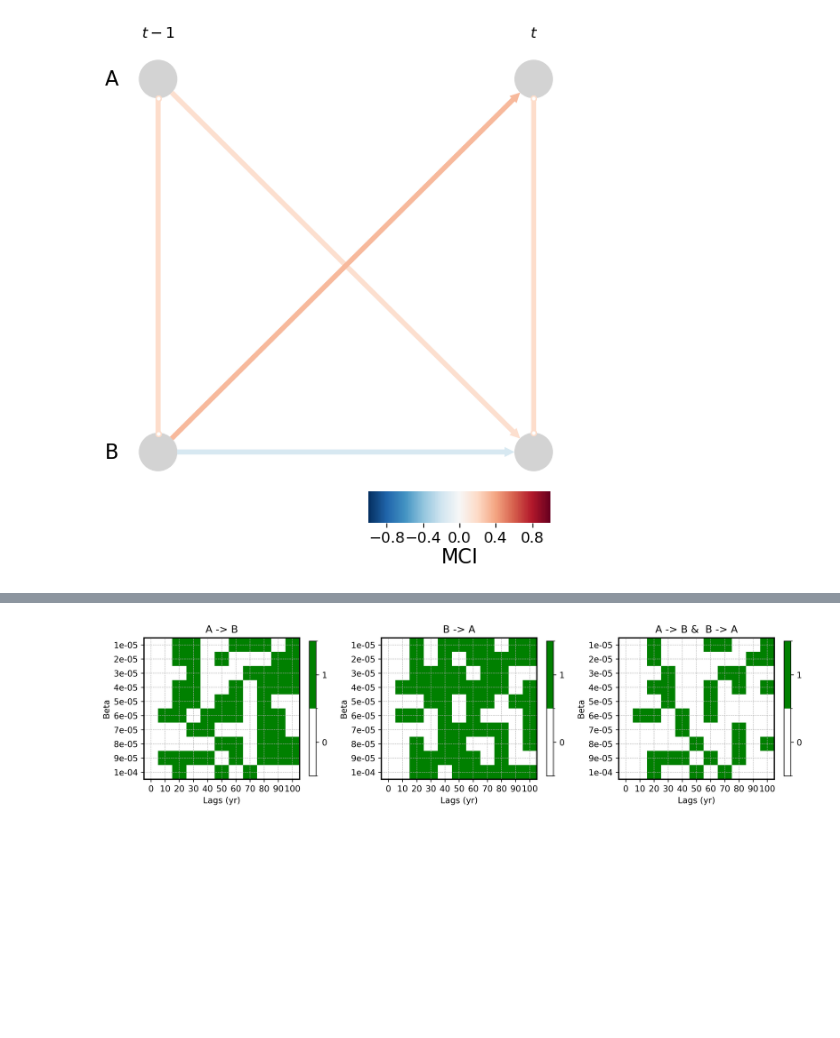
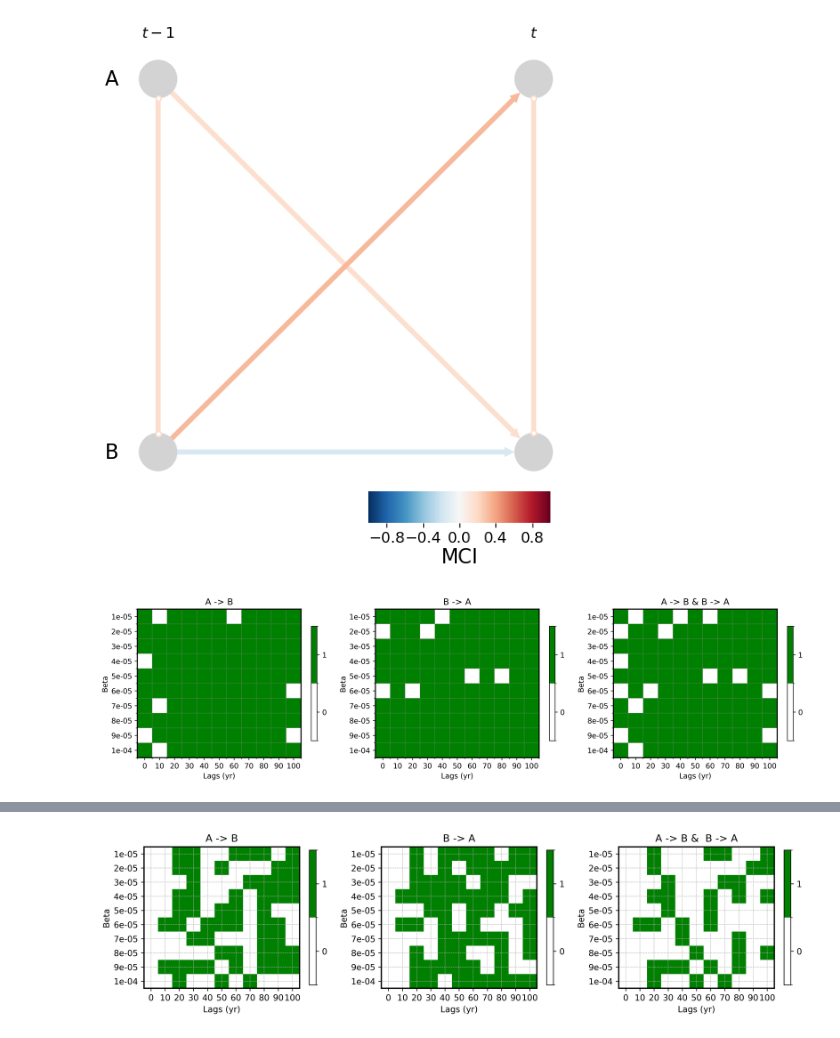
Before and after one commit to Peisong-Zheng/Paleoclimate_causality, a Jupyter notebook: Generate_syth_data_dt10_PCMCI_twoways.ipynb, the cells around one changed output, grey strips where cells are left out. Saved outputs shown, nothing was run; the diff lists cells and outputs as text; code cells hidden in the pictures; blank space fills up the shorter version.

```diff
--- a/Generate_syth_data_dt10_PCMCI_twoways.ipynb
+++ b/Generate_syth_data_dt10_PCMCI_twoways.ipynb
@@ -189,0 +256,26 @@ tp.plot_time_series_graph(
+# %%
+from toolbox import syth_ana_functions as saf
+import matplotlib.pyplot as plt
+import importlib
+importlib.reload(saf)
+
+beta = np.arange(1e-5, 1e-4+1e-5, 1e-5)
+lags = range(11)  # From 0 to 10
+
+X=np.array(lags)
+Y=np.array(beta)
+
+
+
+fig, axs = plt.subplots(1, 3, figsize=(14,4), dpi=600)  # 1 row, 3 columns of plots
+
+# Plot each of the causal matrices with text annotations
+saf.causal_matshow_ax(causal_results=causal_AB_results, ax=axs[0], X=X, Y=Y, title='A -> B', ylabel='Beta',show_counts=False)
+saf.causal_matshow_ax(causal_results=causal_BA_results, ax=axs[1], X=X, Y=Y, title='B -> A', ylabel='Beta',show_counts=False)
+
+# Assuming causal_results_red_nozscore is derived in your existing code
+saf.causal_matshow_ax(causal_results=causal_results_red_nozscore, ax=axs[2], X=X, Y=Y, title='A -> B & B -> A', ylabel='Beta',show_counts=False)
+plt.tight_layout()
+plt.show()
+# %% [output]
+[figure, added]
```
Also changed, not shown: parts of 7 cells of this notebook, 14 other files.
